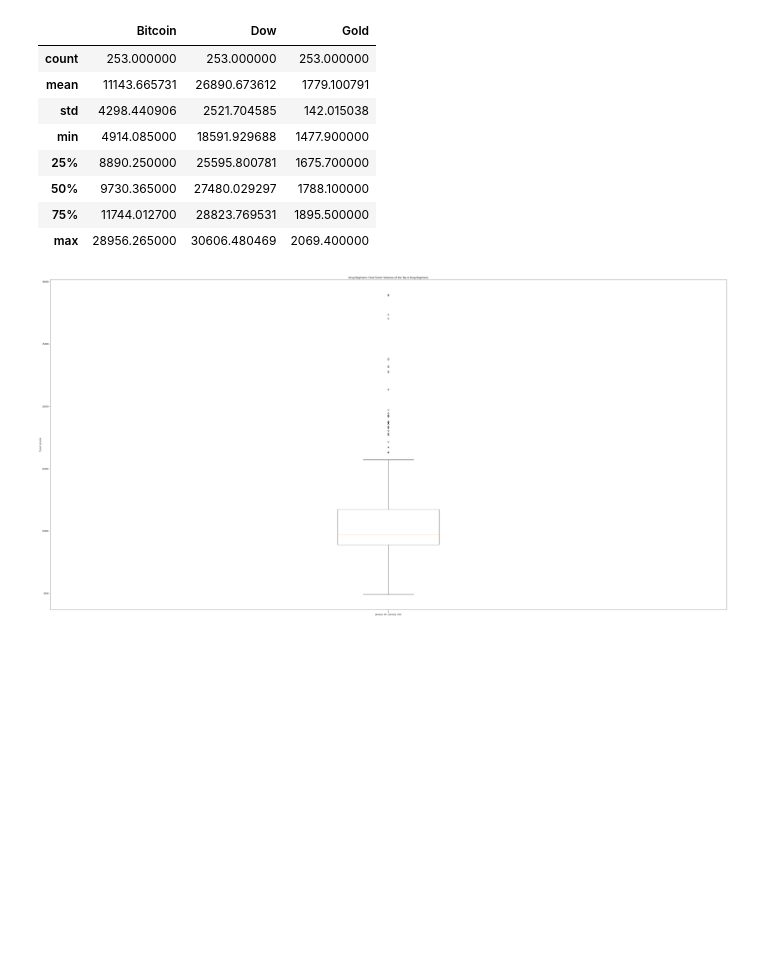
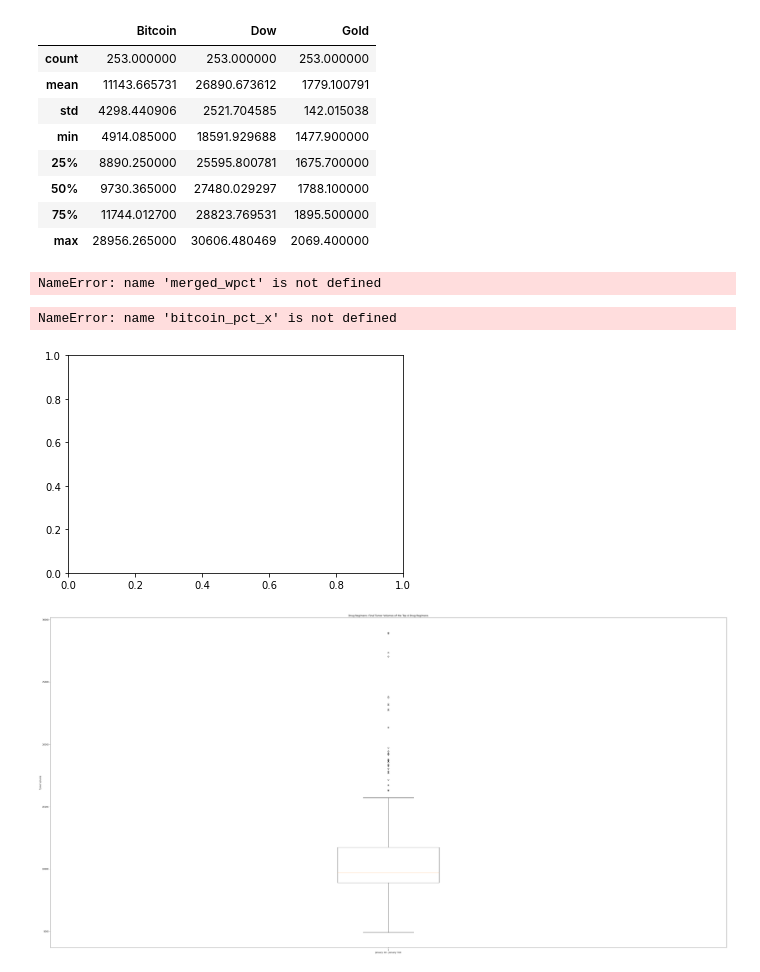
Before and after one commit to darrenr10/Project_1, a Jupyter notebook: project-nb.ipynb, the cells around one changed output. Saved outputs shown, nothing was run; the diff lists cells and outputs as text; code cells hidden in the pictures; blank space fills up the shorter version.

```diff
--- a/project-nb.ipynb
+++ b/project-nb.ipynb
@@ -211,6 +211,38 @@ merged.describe()
 | 50% | 9730.365000 | 27480.029297 | 1788.100000 |
 | 75% | 11744.012700 | 28823.769531 | 1895.500000 |
 | max | 28956.265000 | 30606.480469 | 2069.400000 |
+# %%
+# setting axes to variables
+bitcoin_pct_x = merged_wpct['% Chg Bitcoin']
+dow_pct_x = merged_wpct['% Chg Dow']
+gold_pct_x = merged_wpct['% Chg Gold']
+all_y = merged_wpct['Date']
+# %% [output]
+NameError: name 'merged_wpct' is not defined
+# %%
+# plot bitcoin and dow on left y-axis
+fig, ax1 = plt.subplots()
+plot1 = ax1.plot(all_y, bitcoin_pct_x, color=color_bit, label='Bitcoin')
+plot2 = ax1.plot(all_y, dow_pct_x, color=color_dow, label='Dow')
+plot3 = ax1.plot(all_y, gold_pct_x, color=color_gold, label='Dow')
+ax1.tick_params(axis='y', labelcolor=color_label)
+ax1.set_title('% Change of Bitcoin, Dow, and Gold')
+ax1.set_xlabel('2020')
+ax1.set_ylabel('% Change', color=color_label)
+ax1.plot()
+
+## combining all plots into one legen *see link*
+plots = plot1+plot2+plot3
+labels = [p.get_label() for p in plots]
+ax1.legend(plots, labels, loc=0)
+
+# set fig size for readability *see link*
+fig.set_size_inches(20, 20, forward=True)
+ax1.set_ylim(-0.42,0.18)
+plt.show()
+# %% [output]
+NameError: name 'bitcoin_pct_x' is not defined
+[figure, added]
 # %%
 fig1, ax1 = plt.subplots()
 ax1.set_title('Drug Regimens: Final Tumor Volumes of the Top 4 Drug Regimens')
```
Also changed, not shown: 1 other file.
